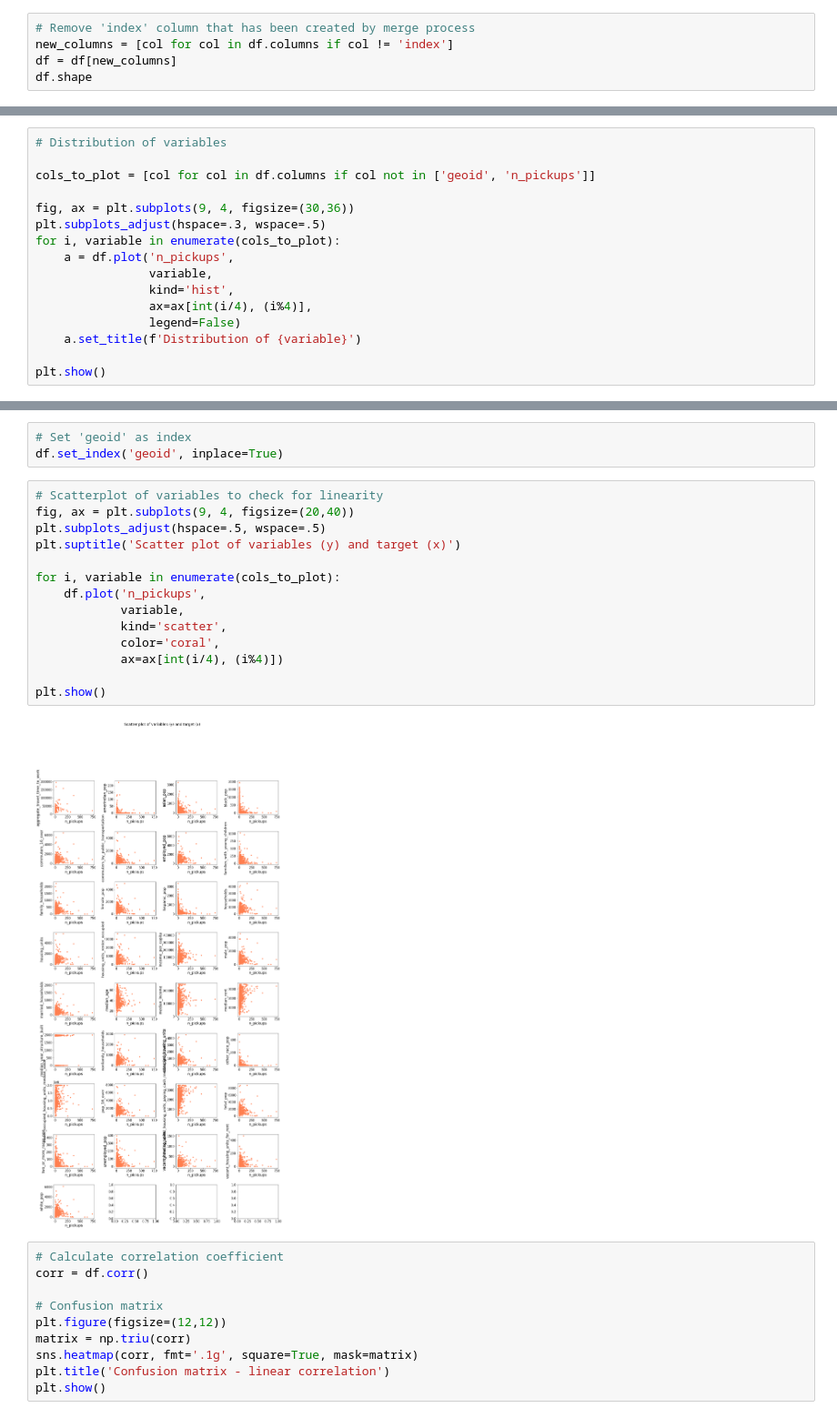
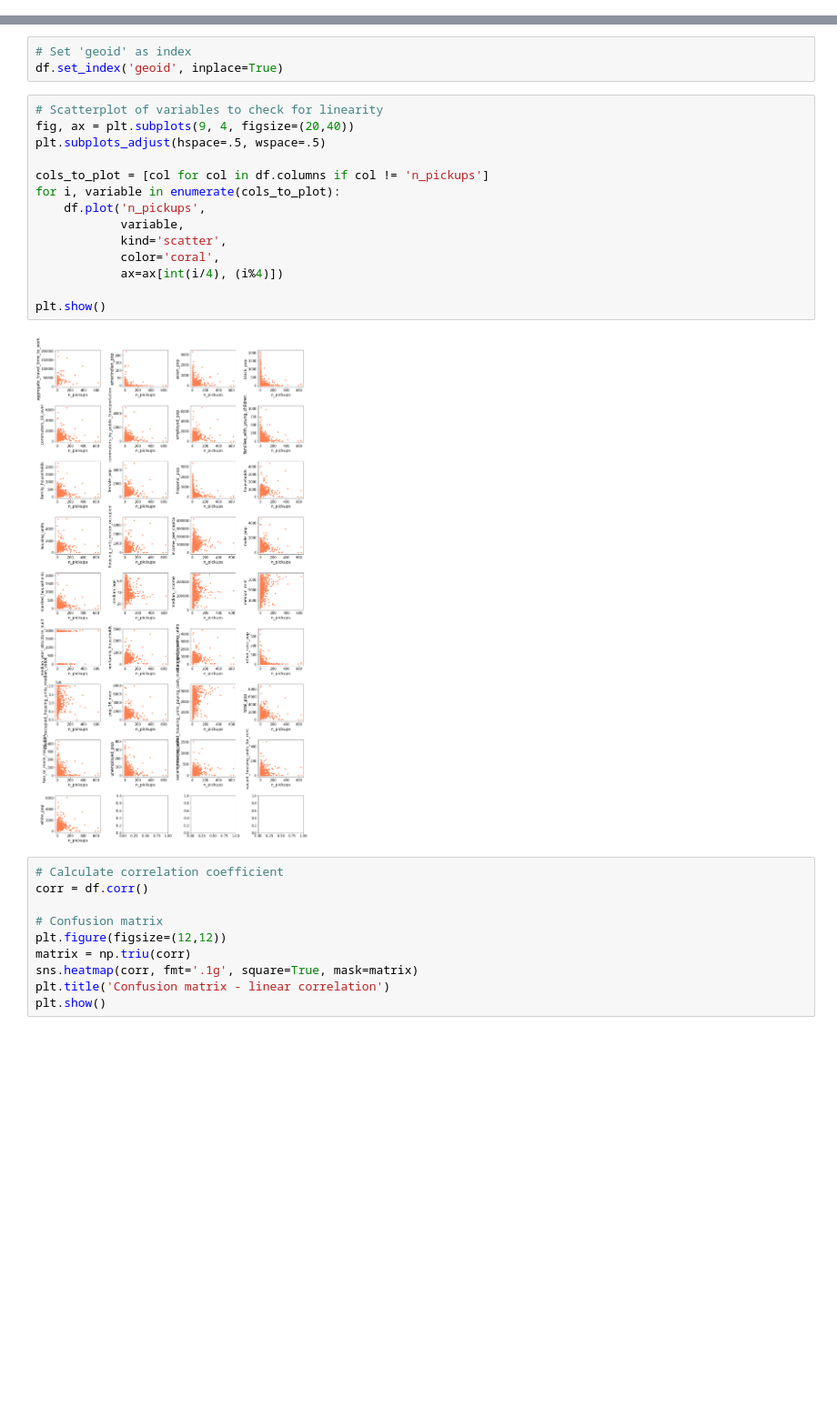
Before and after one commit to soyhyoj/CARTO-JuniorDSTest, a Jupyter notebook: notebooks/2.EDA+model.ipynb, the cells around one changed output, grey strips where cells are left out. Shown at 91% size. Cells and saved outputs as stored; diff of their text form; blank space fills up the shorter version.

```diff
--- a/notebooks/2.EDA+model.ipynb
+++ b/notebooks/2.EDA+model.ipynb
@@ -426,6 +433 @@ df.head()
 5 rows × 35 columns
-# %%
-# Remove 'index' column that has been created by merge process
-new_columns = [col for col in df.columns if col != 'index']
-df = df[new_columns]
-df.shape
@@ -462,17 +462 @@ rest_df.describe()
 8 rows × 34 columns
-# %%
-# Distribution of variables
-
-cols_to_plot = [col for col in df.columns if col not in ['geoid', 'n_pickups']]
-
-fig, ax = plt.subplots(9, 4, figsize=(30,36))
-plt.subplots_adjust(hspace=.3, wspace=.5)
-for i, variable in enumerate(cols_to_plot):
-    a = df.plot('n_pickups',
-                variable,
-                kind='hist',
-                ax=ax[int(i/4), (i%4)],
-                legend=False)
-    a.set_title(f'Distribution of {variable}')
-
-plt.show()
@@ -500,19 +543,19 @@ df.set_index('geoid', inplace=True)
 # %%
 # Scatterplot of variables to check for linearity
 fig, ax = plt.subplots(9, 4, figsize=(20,40))
 plt.subplots_adjust(hspace=.5, wspace=.5)
-plt.suptitle('Scatter plot of variables (y) and target (x)')
 
+cols_to_plot = [col for col in df.columns if col != 'n_pickups']
 for i, variable in enumerate(cols_to_plot):
     df.plot('n_pickups',
             variable,
             kind='scatter',
             color='coral',
             ax=ax[int(i/4), (i%4)])
 
 plt.show()
 # %% [output]
-[figure, old version]
+[figure, new version]
 # %%
 # Calculate correlation coefficient
 corr = df.corr()
```
Also changed, not shown: parts of 39 cells of this notebook.
